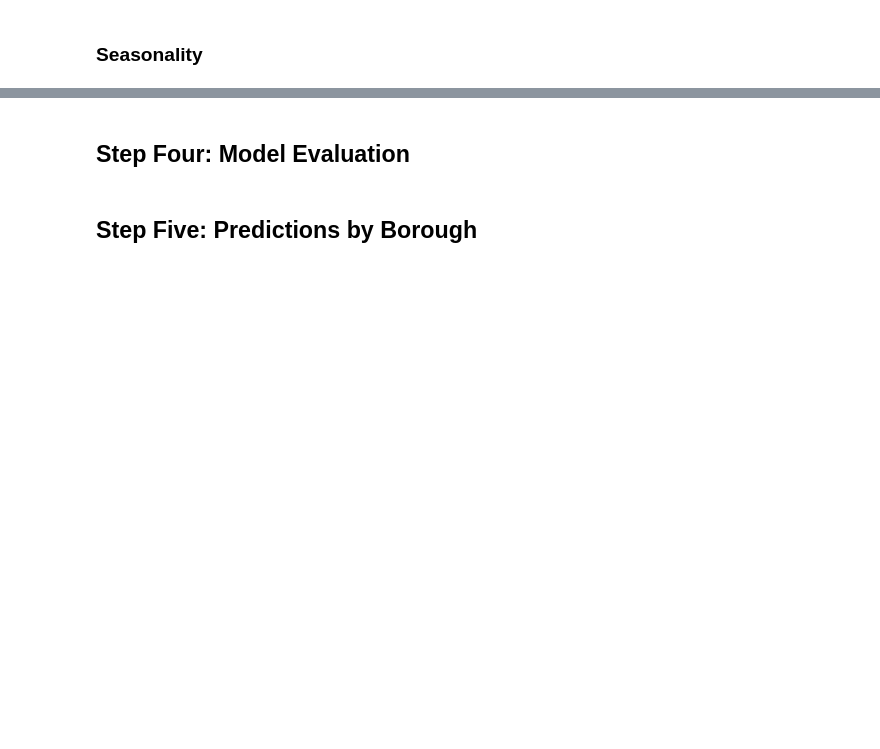
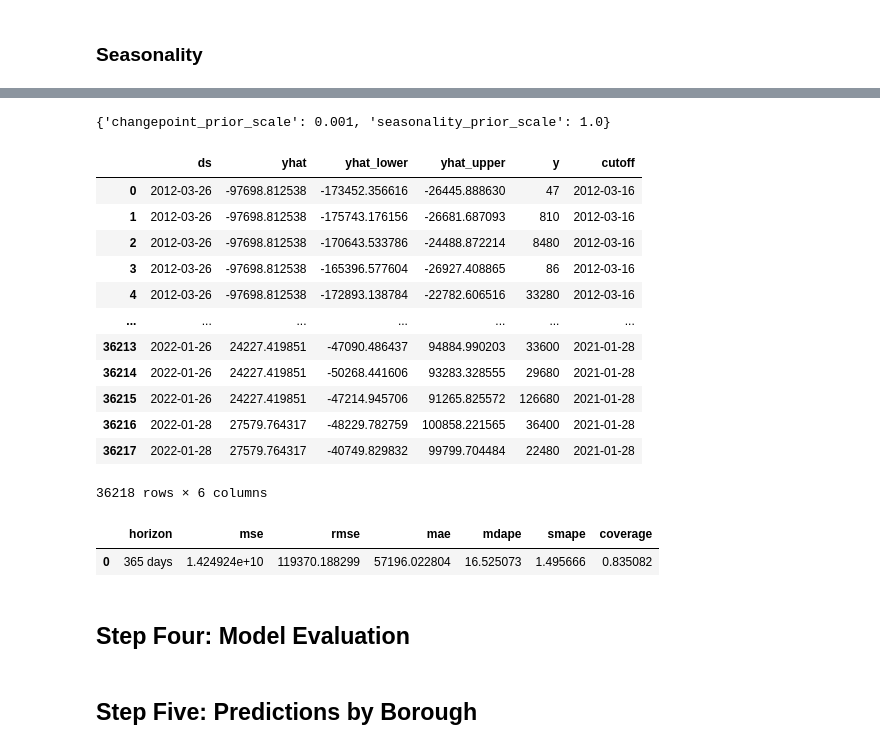
Before and after one commit to awesomecosmos/CS675-Intro-To-Data-Science, a Jupyter notebook: Project3/project3.ipynb, the cells around one changed output, grey strips where cells are left out. Saved outputs shown, nothing was run; the diff lists cells and outputs as text; code cells hidden in the pictures; blank space fills up the shorter version.

```diff
--- a/Project3/project3.ipynb
+++ b/Project3/project3.ipynb
@@ -542,11 +563,11 @@ def hyperparamter_tuning(df, param_grid, initial='730 days', period='180 days',
 # %%
-client = Client()  # connect to the cluster
-# df_cv = cross_validation(m, initial='730 days', period='180 days', horizon='365 days',
-#                             parallel="dask")
-param_grid = {
-    'changepoint_prior_scale': [0.001, 0.01, 0.1, 0.5],
-    'seasonality_prior_scale': [0.01, 0.1, 1.0, 10.0],
-}
+# client = Client()  # connect to the cluster
+# # df_cv = cross_validation(m, initial='730 days', period='180 days', horizon='365 days',
+# #                             parallel="dask")
+# param_grid = {
+#     'changepoint_prior_scale': [0.001, 0.01, 0.1, 0.5],
+#     'seasonality_prior_scale': [0.01, 0.1, 1.0, 10.0],
+# }
 
-hyperparamter_tuning(df, param_grid, initial='730 days', period='180 days', horizon='365 days',
-                        parallel="dask")
+# hyperparamter_tuning(df, param_grid, initial='730 days', period='180 days', horizon='365 days',
+#                         parallel="dask")
@@ -623,22 +609,13 @@ def hyperparamter_tuning(df, param_grid, cap,
 client = Client()  # connect to the cluster
 
 param_grid = {
-    'n_changepoints': [],
     'changepoint_prior_scale': [0.001, 0.01, 0.1, 0.5],
-    'seasonality_prior_scale': [0.01, 0.1, 1.0, 10.0],
-    'growth': ['linear','logistic','flat'],
-    'cap': [3000, 4000, 5000, 6000, 7000, 8000, 9000],
-    'daily_seasonality': [],
-    'weekly_seasonality': [],
-    'yearly_seasonality': []
+    'seasonality_prior_scale': [0.01, 0.1, 1.0, 10.0]
 }
 
-m, df_cv, df_p, tuning_results, best_params = hyperparamter_tuning(df, param_grid, cap,
+m, df_cv, df_p, tuning_results, best_params = hyperparamter_tuning(df, param_grid, cap=9000,
                         initial='730 days', period='180 days', horizon='365 days',
-                        parallel='dask',growth='linear',seasonality=False,country_holidays=False,
-                        name=None, period_for_seasonality=None, fourier_order=None)
+                        parallel='dask',growth='logistic',seasonality=True,country_holidays=True,
+                        name='yearly', period_for_seasonality=365, fourier_order=10)
 
-
-
-    df, param_grid, initial='730 days', period='180 days', horizon='365 days',
-                        parallel="dask")
+client.close()
@@ -645,3 +640,28 @@ m, df_cv, df_p, tuning_results, best_params = hyperparamter_tuning(df, param_gri
+# %%
+print(best_params)
+# %% [output]
+{'changepoint_prior_scale': 0.001, 'seasonality_prior_scale': 1.0}
+# %%
+df_cv
+# %% [output]
+|  | ds | yhat | yhat_lower | yhat_upper | y | cutoff |
+| 0 | 2012-03-26 | -97698.812538 | -173452.356616 | -26445.888630 | 47 | 2012-03-16 |
+| 1 | 2012-03-26 | -97698.812538 | -175743.176156 | -26681.687093 | 810 | 2012-03-16 |
+| 2 | 2012-03-26 | -97698.812538 | -170643.533786 | -24488.872214 | 8480 | 2012-03-16 |
+| 3 | 2012-03-26 | -97698.812538 | -165396.577604 | -26927.408865 | 86 | 2012-03-16 |
+| 4 | 2012-03-26 | -97698.812538 | -172893.138784 | -22782.606516 | 33280 | 2012-03-16 |
+| ... | ... | ... | ... | ... | ... | ... |
+| 36213 | 2022-01-26 | 24227.419851 | -47090.486437 | 94884.990203 | 33600 | 2021-01-28 |
+| 36214 | 2022-01-26 | 24227.419851 | -50268.441606 | 93283.328555 | 29680 | 2021-01-28 |
+| 36215 | 2022-01-26 | 24227.419851 | -47214.945706 | 91265.825572 | 126680 | 2021-01-28 |
+| 36216 | 2022-01-28 | 27579.764317 | -48229.782759 | 100858.221565 | 36400 | 2021-01-28 |
+| 36217 | 2022-01-28 | 27579.764317 | -40749.829832 | 99799.704484 | 22480 | 2021-01-28 |
+36218 rows × 6 columns
+# %%
+df_p
+# %% [output]
+|  | horizon | mse | rmse | mae | mdape | smape | coverage |
+| 0 | 365 days | 1.424924e+10 | 119370.188299 | 57196.022804 | 16.525073 | 1.495666 | 0.835082 |
 # %%
 fig = m_by_100_day_logistic.plot(forecast_for_100_day_logistic)
 a = add_changepoints_to_plot(fig.gca(), m_by_100_day_logistic, forecast_for_100_day_logistic)
```
Also changed, not shown: parts of 25 cells of this notebook.
